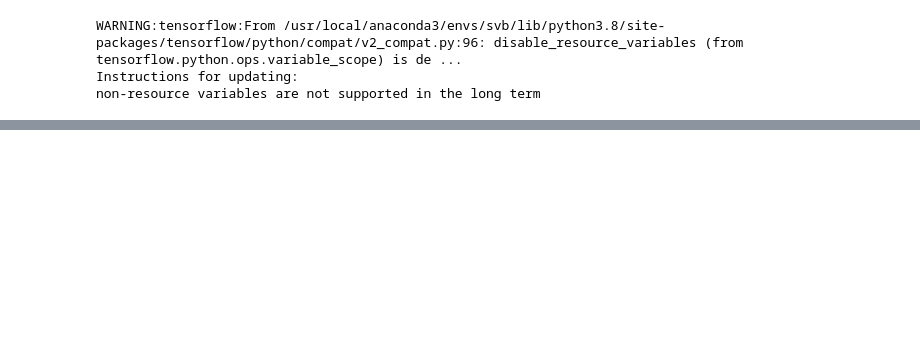
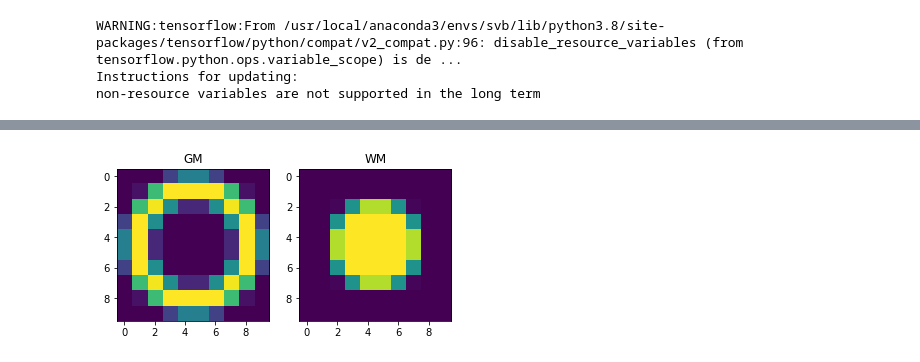
Before and after one commit to tomfrankkirk/pvec_problems, a Jupyter notebook: vPVEc_shooutout.ipynb, the cells around one changed output, grey strips where cells are left out. Cells and saved outputs as stored; diff of their text form; code cells hidden in the pictures; blank space fills up the shorter version.

```diff
--- a/vPVEc_shooutout.ipynb
+++ b/vPVEc_shooutout.ipynb
@@ -21,0 +220,22 @@ non-resource variables are not supported in the long term
+# %%
+spc = rt.ImageSpace.create_axis_aligned([0,0,0], [10,10,10], [1,1,1])
+sph_cent = spc.fov_size / 2
+
+# This leads to a better inference, lots of pure voxels
+r1, r2 = sph_cent[0] * 0.9, sph_cent[0] * 0.6
+pvs = calc_sphere_pvs(sph_cent, r1, r2, spc, 10)
+mask = (pvs > 0).any(-1)
+
+# # Uncomment this for alias solutions, there are fewer pure voxels
+# gm = np.random.uniform(0.1, 0.9, spc.size)
+# pvs = np.stack((gm, 1-gm), axis=-1)
+# mask = np.ones(spc.size, dtype=np.bool)
+# del gm
+
+plt.subplot(1,2,1)
+plt.imshow(pvs[...,5,0]); plt.title("GM")
+plt.subplot(1,2,2)
+plt.imshow(pvs[...,5,1]); plt.title("WM")
+plt.show()
+# %% [output]
+[figure, added]
```
Also changed, not shown: parts of 29 cells of this notebook, 1 other file.
